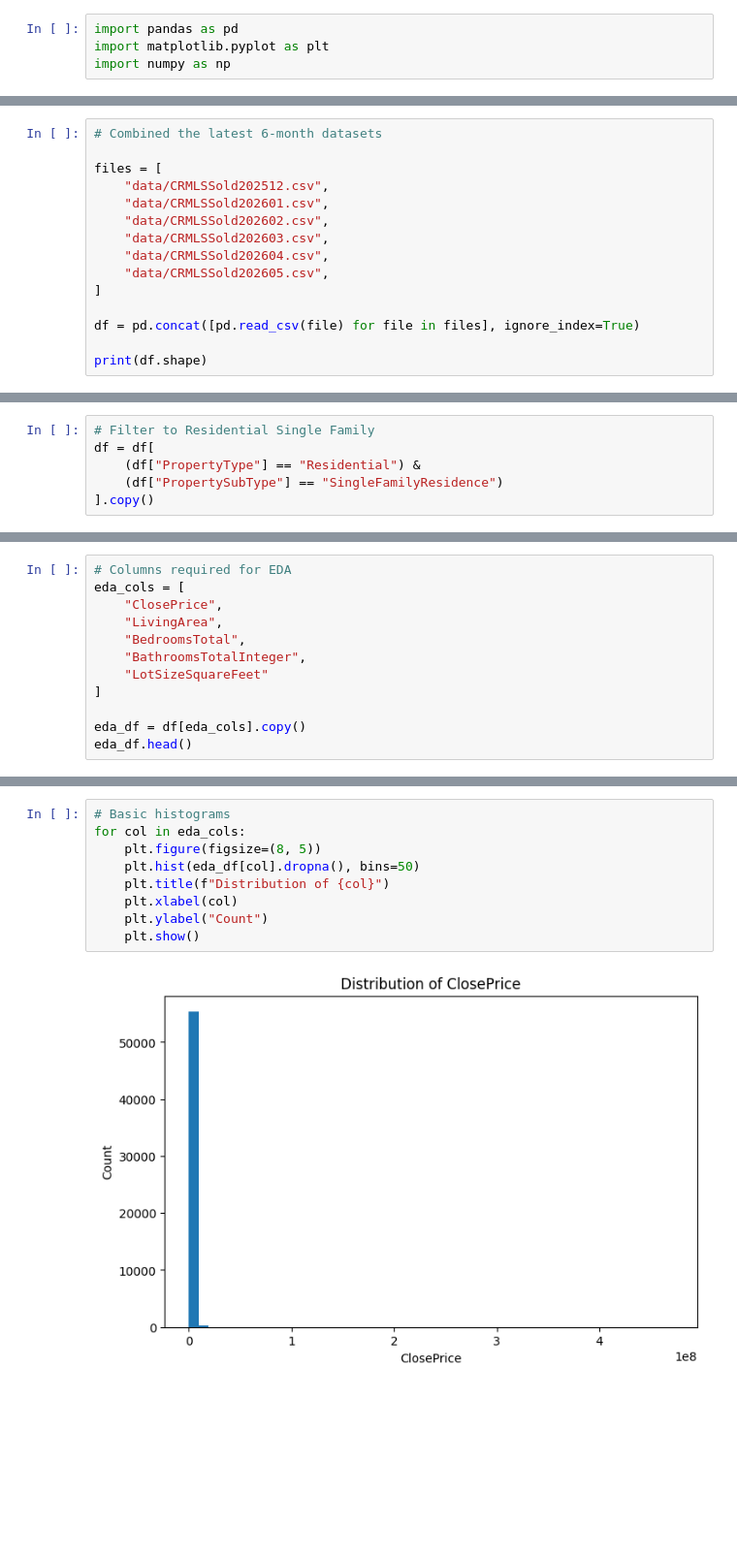
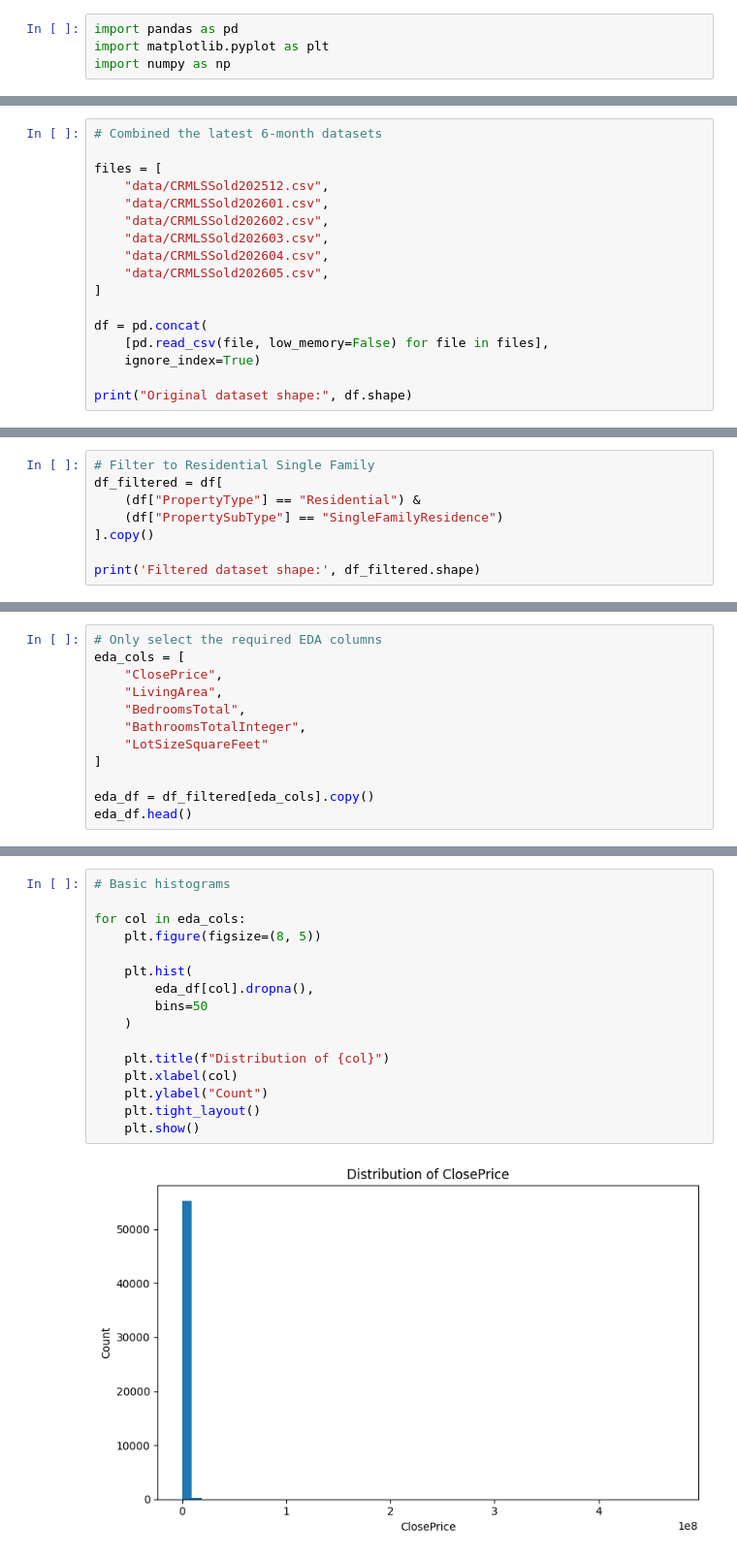
Before and after one commit to yunaxin/IDXExchange_DataScience, a Jupyter notebook: 01_exploration.ipynb, the cells around one changed output, grey strips where cells are left out. Shown at 97% size. Cells and saved outputs as stored; diff of their text form; blank space fills up the shorter version.

```diff
--- a/01_exploration.ipynb
+++ b/01_exploration.ipynb
@@ -14,7 +28,9 @@ files = [
     "data/CRMLSSold202605.csv",
 ]
 
-df = pd.concat([pd.read_csv(file) for file in files], ignore_index=True)
+df = pd.concat(
+    [pd.read_csv(file, low_memory=False) for file in files],
+    ignore_index=True)
 
-print(df.shape)
+print("Original dataset shape:", df.shape)
 # %% [output]
@@ -22,6 +96,8 @@ print(df.shape)
 # %%
 # Filter to Residential Single Family
-df = df[
+df_filtered = df[
     (df["PropertyType"] == "Residential") &
     (df["PropertySubType"] == "SingleFamilyResidence")
 ].copy()
+
+print('Filtered dataset shape:', df_filtered.shape)
@@ -75,0 +128,12 @@ df.describe()
+# %%
+# Only select the required EDA columns
+eda_cols = [
+    "ClosePrice",
+    "LivingArea",
+    "BedroomsTotal",
+    "BathroomsTotalInteger",
+    "LotSizeSquareFeet"
+]
+
+eda_df = df_filtered[eda_cols].copy()
+eda_df.head()
@@ -92,12 +182,0 @@ dtype: int64
-# %%
-# Columns required for EDA
-eda_cols = [
-    "ClosePrice",
-    "LivingArea",
-    "BedroomsTotal",
-    "BathroomsTotalInteger",
-    "LotSizeSquareFeet"
-]
-
-eda_df = df[eda_cols].copy()
-eda_df.head()
@@ -139,11 +183,18 @@ missing_summary
 # %%
 # Basic histograms
+
 for col in eda_cols:
     plt.figure(figsize=(8, 5))
-    plt.hist(eda_df[col].dropna(), bins=50)
+
+    plt.hist(
+        eda_df[col].dropna(),
+        bins=50
+    )
+
     plt.title(f"Distribution of {col}")
     plt.xlabel(col)
     plt.ylabel("Count")
+    plt.tight_layout()
     plt.show()
 # %% [output]
-[figure, old version]
+[figure, new version]
```
Also changed, not shown: parts of 32 cells of this notebook.
